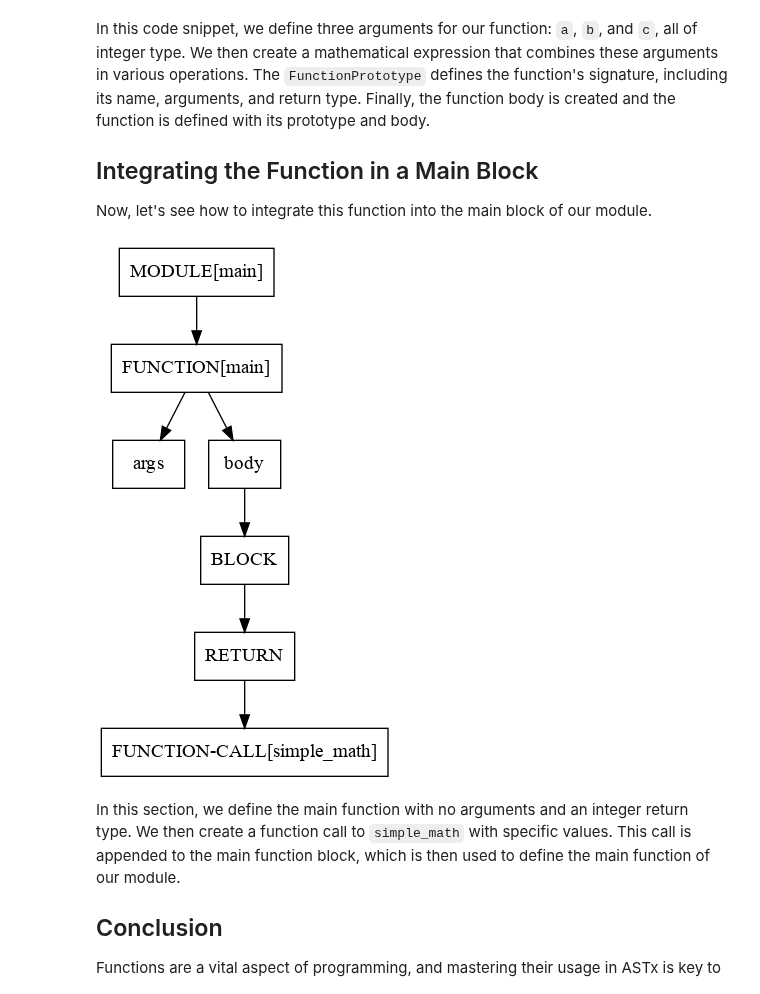
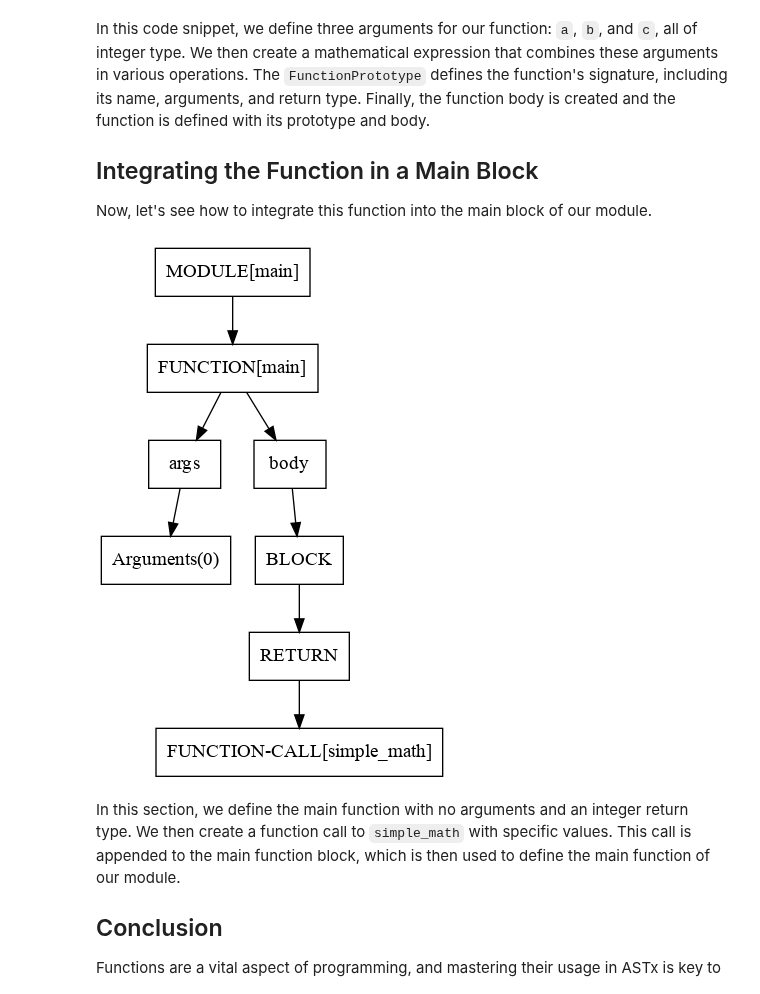
Before and after one commit to arxlang/astx, a Jupyter notebook: docs/tutorials/functions.ipynb, the cells around one changed output. Drawn from its saved outputs; the diff is of its cells as text; code cells hidden in the pictures.

```diff
--- a/docs/tutorials/functions.ipynb
+++ b/docs/tutorials/functions.ipynb
@@ -36,7 +36,7 @@ basic_op = lit_1 + b - a * c / a + (b - a / a)
 # Create the function prototype
 fn_math_proto = astx.FunctionPrototype(
     name="simple_math",
-    args=(arg_a, arg_b, arg_c),
+    args=astx.Arguments(arg_a, arg_b, arg_c),
     return_type=astx.Int32
 )
 
@@ -59,7 +59,7 @@ Now, let's see how to integrate this function into the main block of our module.
 # Define the main function prototype
 fn_main_proto = astx.FunctionPrototype(
     name="main",
-    args=tuple(),
+    args=astx.Arguments(),
     return_type=astx.Int32
 )
 
@@ -68,39 +68,39 @@ fn_main_block = astx.Block()
 
 # Create a function call to 'simple_math'
 fn_math_call = fn_math(
-    args=(
+    args=astx.Arguments(
         astx.LiteralInt32(1),
         astx.LiteralInt32(2),
         astx.LiteralInt32(3)
     )
 )
 
 # Append the function call to the main block
 fn_main_block.append(
     astx.FunctionReturn(
         fn_math_call,
     )
 )
 
 # NOTE: it is the same as:
 # fn_math_call = astx.FunctionCall(
 #     "simple_math",
 #     args=(
 #         astx.LiteralInt32(1),
 #         astx.LiteralInt32(2),
 #         astx.LiteralInt32(3)
 #     )
 # )
 
 
 # Define the main function
 fn_main = astx.Function(prototype=fn_main_proto, body=fn_main_block)
 
 # Append the main function to the module
 module.block.append(fn_main)
 module
 # %% [output]
-[figure, old version]
+[figure, new version]
 # %% [markdown]
 In this section, we define the main function with no arguments and an integer return type. We then create a function call to `simple_math` with specific values. This call is appended to the main function block, which is then used to define the main function of our module.
 
```
Also changed, not shown: parts of 1 cell of this notebook, 12 other files.
